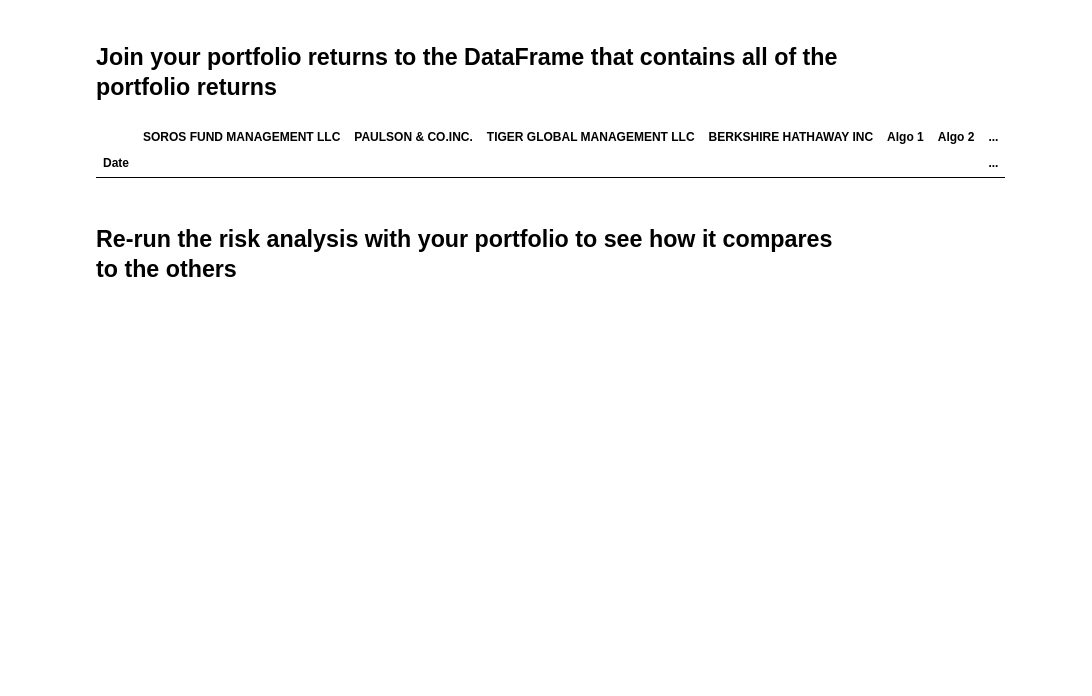
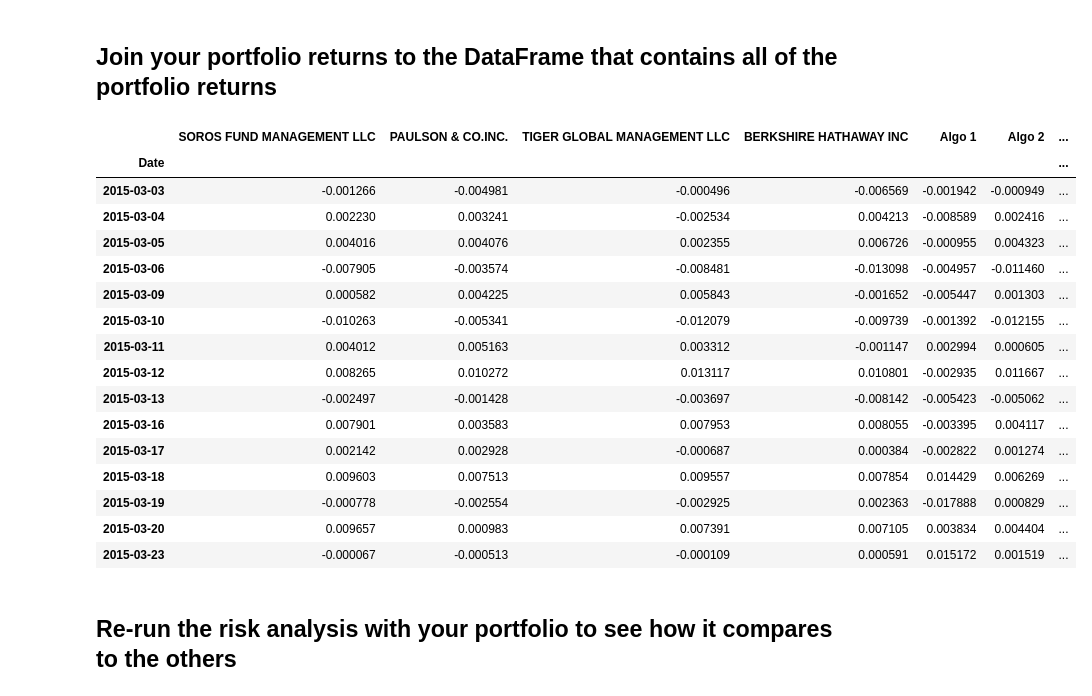
Before and after one commit to Avrpatel/Homework-3-Pandas, a Jupyter notebook: Starter_Code/whale_analysis.ipynb, the cells around one changed output. Cells and saved outputs as stored; diff of their text form; code cells hidden in the pictures; blank space fills up the shorter version.

```diff
--- a/Starter_Code/whale_analysis.ipynb
+++ b/Starter_Code/whale_analysis.ipynb
@@ -408,10 +411,12 @@ In this section, you will build your own portfolio of stocks, calculate the retu
 amd_csvpath = Path('Resources/amd_close.csv')
 amd_data = pd.read_csv(amd_csvpath)
 
+# amd_data['Date'] = pd.to_datetime(amd_data['Date'], format = '%Y%m%d', infer_datetime_format=True)
+# amd_data['Date'] = amd_data['Date'].replace(minute = None, second = None, microsecond = None)
+
+amd_data['Date'] = pd.to_datetime(amd_data['Date']).dt.date
+amd_data.set_index(pd.to_datetime(amd_data['Date'], infer_datetime_format=True), inplace=True)
+amd_data = amd_data.drop(columns=['Date'])
+
 amd_data.head()
-
-amd_data['Date'] = sp500_data['Date'].replace(' 16:00:00',' ')
-
-# amd_data.set_index(pd.to_datetime(amd_data['Date'], infer_datetime_format=True), inplace=True)
-# amd_data = amd_data.drop(columns=['Date'])
 # %% [output]
@@ -421,5 +432,8 @@ KeyError: 'Date'
 nvda_csvpath = Path('Resources/nvda_close.csv')
 nvda_data = pd.read_csv(nvda_csvpath)
 
-# nvda_data.set_index(pd.to_datetime(nvda_data['Date'], infer_datetime_format=True), inplace=True)
-# nvda_data = nvda_data.drop(columns=['Date'])
+nvda_data['Date'] = pd.to_datetime(nvda_data['Date']).dt.date
+nvda_data.set_index(pd.to_datetime(nvda_data['Date'], infer_datetime_format=True), inplace=True)
+nvda_data = nvda_data.drop(columns=['Date'])
+
+nvda_data.head()
@@ -428,5 +450,8 @@ nvda_data = pd.read_csv(nvda_csvpath)
 tsm_csvpath = Path('Resources/tsm_close.csv')
 tsm_data = pd.read_csv(tsm_csvpath)
 
-# tsm_data.set_index(pd.to_datetime(tsm_data['Date'], infer_datetime_format=True), inplace=True)
-# tsm_data = tsm_data.drop(columns=['Date'])
+tsm_data['Date'] = pd.to_datetime(tsm_data['Date']).dt.date
+tsm_data.set_index(pd.to_datetime(tsm_data['Date'], infer_datetime_format=True), inplace=True)
+tsm_data = tsm_data.drop(columns=['Date'])
+
+tsm_data.head()
@@ -492,9 +537,32 @@ Length: 1763, dtype: float64
 # %% [markdown]
 ## Join your portfolio returns to the DataFrame that contains all of the portfolio returns
 # %%
-# Join your returns DataFrame to the original returns DataFrame
-main_port = pd.concat([all_returns, my_port_returns], axis='columns', join='inner')
-main_port.head()
+# Join your returns DataFrame to the original returns DataFrame\
+# Only compare dates where return data exists for all the stocks (drop NaNs)
+
+main_port = pd.concat([all_returns, my_port_returns], axis='columns', join='outer').dropna()
+main_port.head(15)
+
+new_col_names = ['SOROS FUND MANAGEMENT LLC', 'PAULSON & CO.INC.', 'TIGER GLOBAL MANAGEMENT LLC', 'BERKSHIRE HATHAWAY INC',	'Algo 1', 'Algo 2',	'SP500 Daily Returns', 'Weighted Returns']
+main_port.columns = new_col_names
+
+
+main_port.head(15)
 # %% [output]
 |  | SOROS FUND MANAGEMENT LLC | PAULSON & CO.INC. | TIGER GLOBAL MANAGEMENT LLC | BERKSHIRE HATHAWAY INC | Algo 1 | Algo 2 | ... |
 | Date |  |  |  |  |  |  | ... |
+| 2015-03-03 | -0.001266 | -0.004981 | -0.000496 | -0.006569 | -0.001942 | -0.000949 | ... |
+| 2015-03-04 | 0.002230 | 0.003241 | -0.002534 | 0.004213 | -0.008589 | 0.002416 | ... |
+| 2015-03-05 | 0.004016 | 0.004076 | 0.002355 | 0.006726 | -0.000955 | 0.004323 | ... |
+| 2015-03-06 | -0.007905 | -0.003574 | -0.008481 | -0.013098 | -0.004957 | -0.011460 | ... |
+| 2015-03-09 | 0.000582 | 0.004225 | 0.005843 | -0.001652 | -0.005447 | 0.001303 | ... |
+| 2015-03-10 | -0.010263 | -0.005341 | -0.012079 | -0.009739 | -0.001392 | -0.012155 | ... |
+| 2015-03-11 | 0.004012 | 0.005163 | 0.003312 | -0.001147 | 0.002994 | 0.000605 | ... |
+| 2015-03-12 | 0.008265 | 0.010272 | 0.013117 | 0.010801 | -0.002935 | 0.011667 | ... |
+| 2015-03-13 | -0.002497 | -0.001428 | -0.003697 | -0.008142 | -0.005423 | -0.005062 | ... |
+| 2015-03-16 | 0.007901 | 0.003583 | 0.007953 | 0.008055 | -0.003395 | 0.004117 | ... |
+| 2015-03-17 | 0.002142 | 0.002928 | -0.000687 | 0.000384 | -0.002822 | 0.001274 | ... |
+| 2015-03-18 | 0.009603 | 0.007513 | 0.009557 | 0.007854 | 0.014429 | 0.006269 | ... |
+| 2015-03-19 | -0.000778 | -0.002554 | -0.002925 | 0.002363 | -0.017888 | 0.000829 | ... |
+| 2015-03-20 | 0.009657 | 0.000983 | 0.007391 | 0.007105 | 0.003834 | 0.004404 | ... |
+| 2015-03-23 | -0.000067 | -0.000513 | -0.000109 | 0.000591 | 0.015172 | 0.001519 | ... |
```
Also changed, not shown: parts of 17 cells of this notebook.
